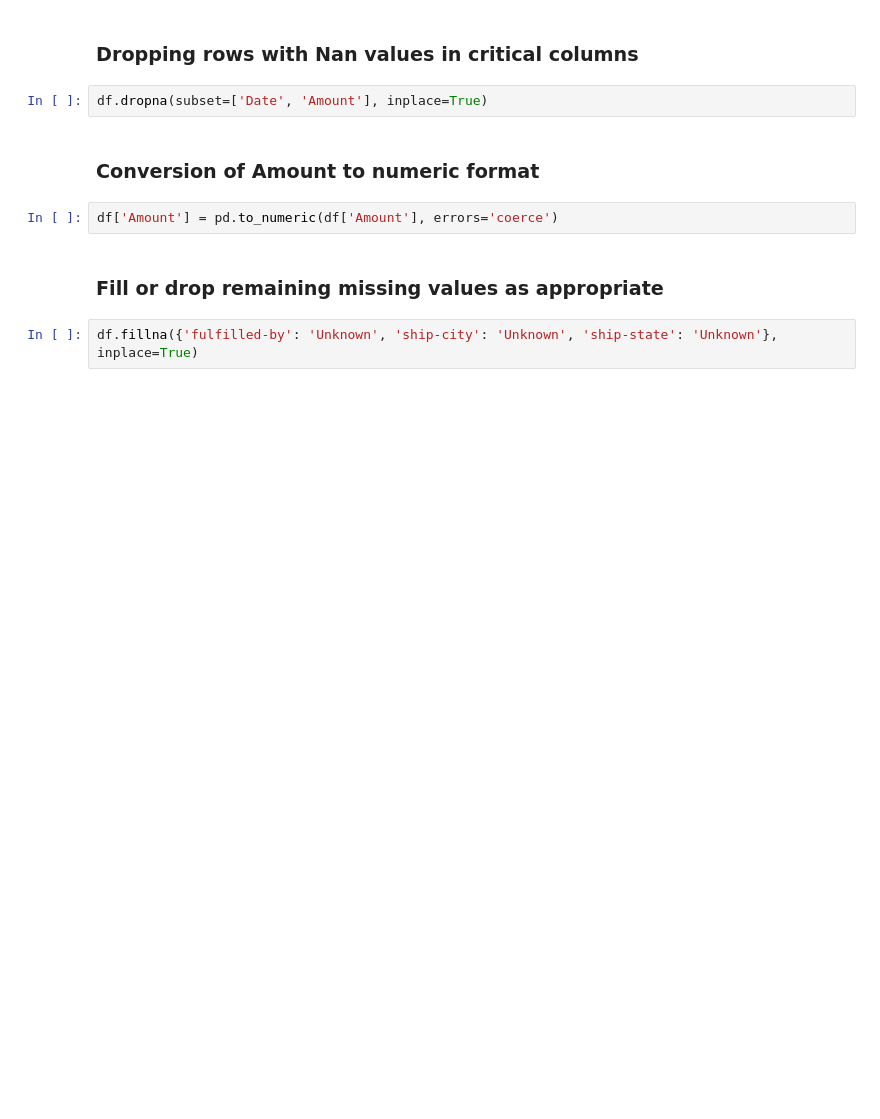
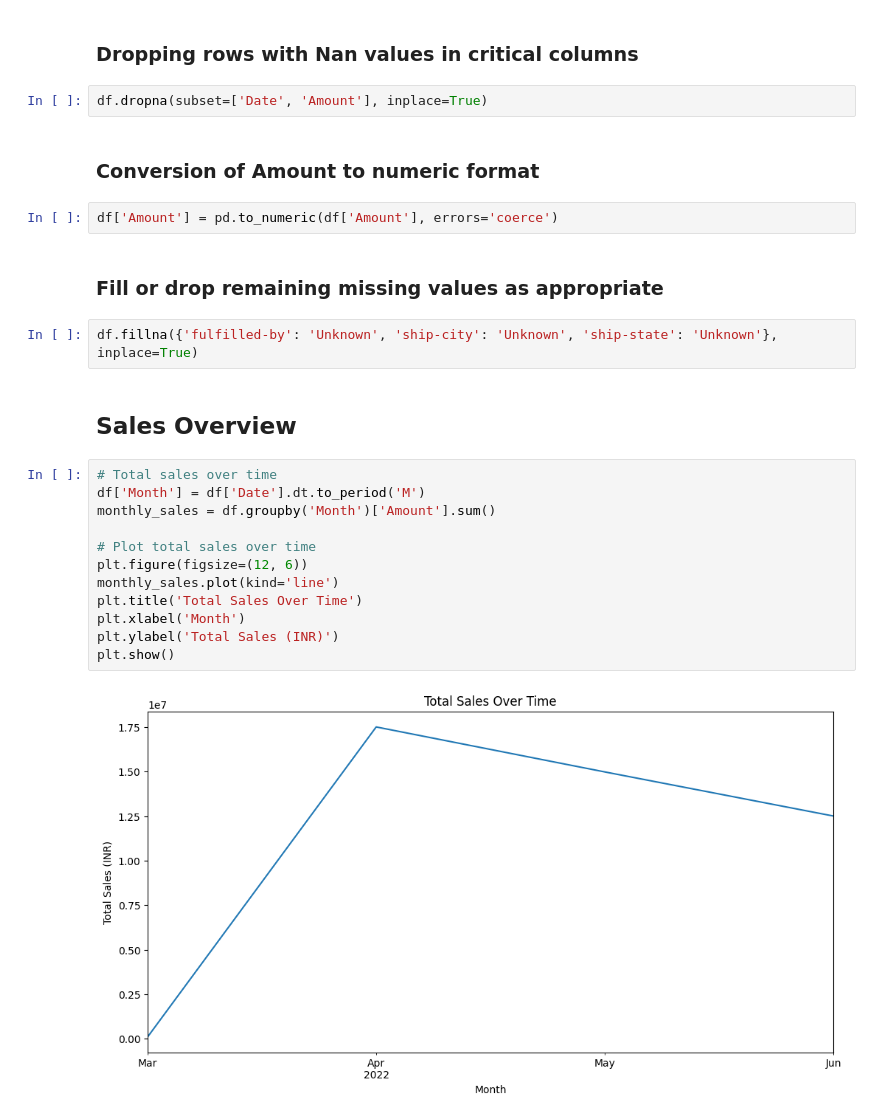
Before and after one commit to rishivasista/Innobytes, a Jupyter notebook: analyse.ipynb, the cells around one changed output. Drawn from its saved outputs; the diff is of its cells as text; blank space fills up the shorter version.

Commit message:
Add Sales Overview, Product Analysis, Fulfillment Analysis, Customer Segmentation and Geographical Analysis Code

```diff
--- a/analyse.ipynb
+++ b/analyse.ipynb
@@ -47,3 +47,19 @@ df['Amount'] = pd.to_numeric(df['Amount'], errors='coerce')
 ### Fill or drop remaining missing values as appropriate
 # %%
 df.fillna({'fulfilled-by': 'Unknown', 'ship-city': 'Unknown', 'ship-state': 'Unknown'}, inplace=True)
+# %% [markdown]
+## Sales Overview
+# %%
+# Total sales over time
+df['Month'] = df['Date'].dt.to_period('M')
+monthly_sales = df.groupby('Month')['Amount'].sum()
+
+# Plot total sales over time
+plt.figure(figsize=(12, 6))
+monthly_sales.plot(kind='line')
+plt.title('Total Sales Over Time')
+plt.xlabel('Month')
+plt.ylabel('Total Sales (INR)')
+plt.show()
+# %% [output]
+[figure, added]
```
Also changed, not shown: parts of 14 cells of this notebook.
